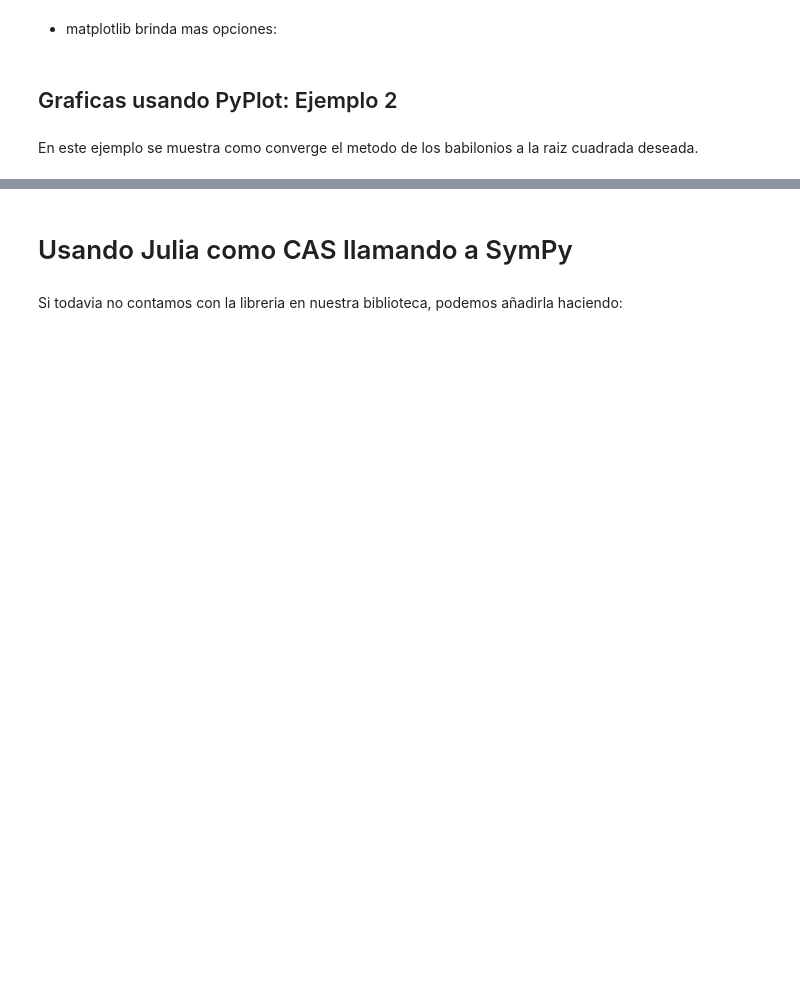
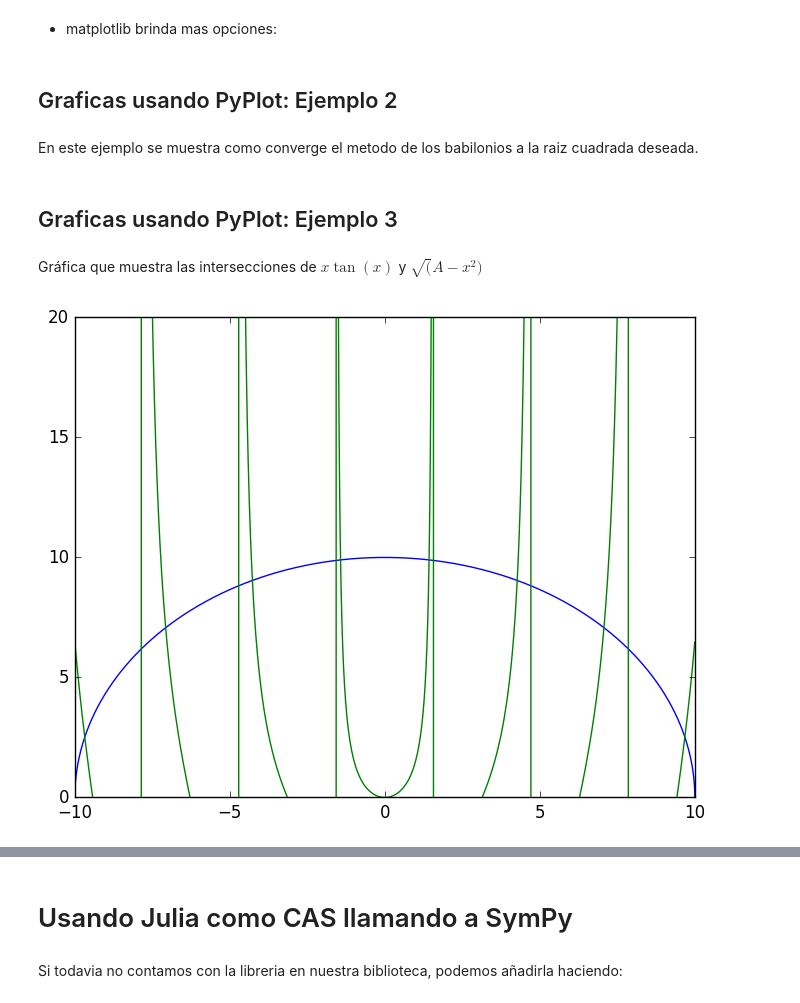
Before and after one commit to IvaroEkel/Fisica_computacional_2018-1, a Jupyter notebook: clases/Julia_Intro_3.ipynb, the cells around one changed output, grey strips where cells are left out. Drawn from its saved outputs; the diff is of its cells as text; code cells hidden in the pictures; blank space fills up the shorter version.

```diff
--- a/clases/Julia_Intro_3.ipynb
+++ b/clases/Julia_Intro_3.ipynb
@@ -60,3 +71,19 @@ y=S*ones(length(x));
 scatter(1:30,list);
 plot(x,y);
 xlim(0,30);
+# %% [markdown]
+## Graficas usando PyPlot: Ejemplo 3
+# %% [markdown]
+Gráfica que muestra las intersecciones de $x \tan(x)$ y $\sqrt(A-x^2)$
+# %%
+x=linspace(-10,10,10000);
+y1=sqrt.(100.0-x.^2 +im-im);
+y2=x.*tan.(x);
+y3=y2-y1;
+# %%
+plot(x,y1)
+plot(x,y2)
+ylim(0,20)
+show()
+# %% [output]
+[figure, added]
```
Also changed, not shown: parts of 66 cells of this notebook.
